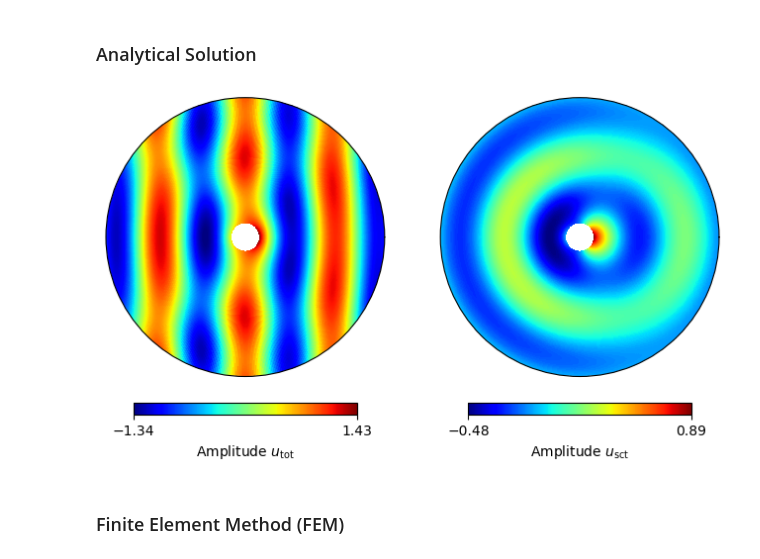
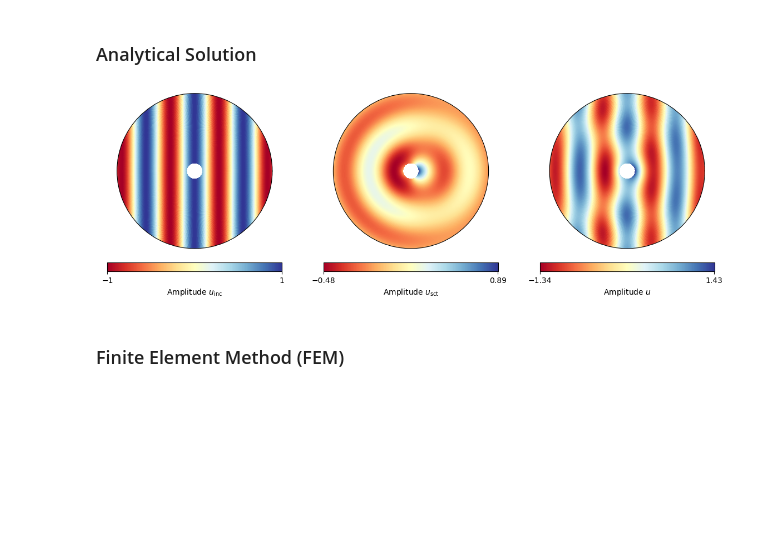
Before and after one commit to oscar-rincon/scattering-problem, a Jupyter notebook: main/plot_scat_cylinder.ipynb, the cells around one changed output. Drawn from its saved outputs; the diff is of its cells as text; code cells hidden in the pictures; blank space fills up the shorter version.

Commit message:
Add initial files for acoustic scattering model and visualization

```diff
--- a/main/plot_scat_cylinder.ipynb
+++ b/main/plot_scat_cylinder.ipynb
@@ -13,7 +11,7 @@ from scat_cylinder import u_exact
 - $ k$: Wave number [a.u.].
 # %%
 r_i = 1.0 # Inner radius
-r_e = 10 # Outer radius
+r_e = 10.0 # Outer radius
 r_a = 11 # Radius of the outermost layer
 k = 1.0  # Wave number
 # %% [markdown]
@@ -21,43 +19,15 @@ k = 1.0  # Wave number
 # %%
 # Define the grid in polar (cylindrical) coordinates
 r = np.linspace(r_i, r_e, 501)  # Radial distance from 0.1 to 10 (avoid 0 to prevent singularity)
-theta = np.linspace(0, 2*pi, 501)  # Angle from 0 to 2*pi
+theta = np.linspace(0, 2 * np.pi, 501)  # Angle from 0 to 2*pi
 R, Theta = np.meshgrid(r, theta)  # Create meshgrid for r and theta
 
 # Calculate the displacement
-u_tot, u_scn = u_exact(R, Theta, r_i, k)  # Calculate the displacement
+u_inc, u_scn, u = u_exact(R, Theta, r_i, k)  # Calculate the displacement
 
-# Mask out regions where r < 1 (inside the circle with radius 1)
-u_tot_amp = -ma.masked_where(R < 1.0, np.real(u_tot))
-u_scn_amp = -ma.masked_where(R < 1.0, np.real(u_scn))
+# Call the function with the appropriate arguments
+plot_displacement_amplitude(R, Theta, r_i, u_inc, u_scn, u)
+# %% [output]
+[figure, added]
-# %%
-# Plot the amplitude in polar coordinates
-plt.figure(figsize=(8, 5))
-
-# Plot amplitude (real part of displacement) in polar coordinates
-ax1 = plt.subplot(1, 2, 1, projection='polar')
-c = ax1.pcolormesh(Theta, R, np.round(np.real(u_tot_amp),2), cmap="jet", shading='auto')
-cb = plt.colorbar(c, ax=ax1, shrink=0.8, orientation="horizontal", pad=0.07)
-cb.set_label("Amplitude $u_{\\text{tot}}$")
-#cb.set_ticks([np.round(np.min(np.real(u_tot_amp)), 2), 0, np.round(np.max(np.real(u_tot_amp)), 2)])
-ax1.set_xticklabels([])  # Remove radial labels
-ax1.set_yticklabels([])  # Remove radial labels
-cb.set_ticks([np.round(np.min(np.real(u_tot_amp)),2), np.round(np.max(np.real(u_tot_amp)),2)])
-ax1.grid(False)  # Hide grid lines
-
-# Plot the phase (angle of the displacement) in polar coordinates
-ax2 = plt.subplot(1, 2, 2, projection='polar')
-c = ax2.pcolormesh(Theta, R,  np.round(np.real(u_scn_amp),2), cmap="jet", shading='auto')
-cb = plt.colorbar(c, ax=ax2, shrink=0.8, orientation="horizontal", pad=0.07)
-cb.set_label("Amplitude $u_{\\text{sct}}$")
-# Remove radial grid lines and radial ticks
-ax2.set_xticklabels([])  # Remove radial labels
-ax2.set_yticklabels([])  # Remove radial labels
-ax2.grid(False)  # Hide grid lines
-cb.set_ticks([np.round(np.min(np.real(u_scn_amp)),2), np.round(np.max(np.real(u_scn_amp)),2)])
-
-plt.show()
-# %% [output]
-[figure, removed]
 # %% [markdown]
 ### Finite Element Method (FEM)
```
Also changed, not shown: parts of 6 cells of this notebook, 18 other files.
